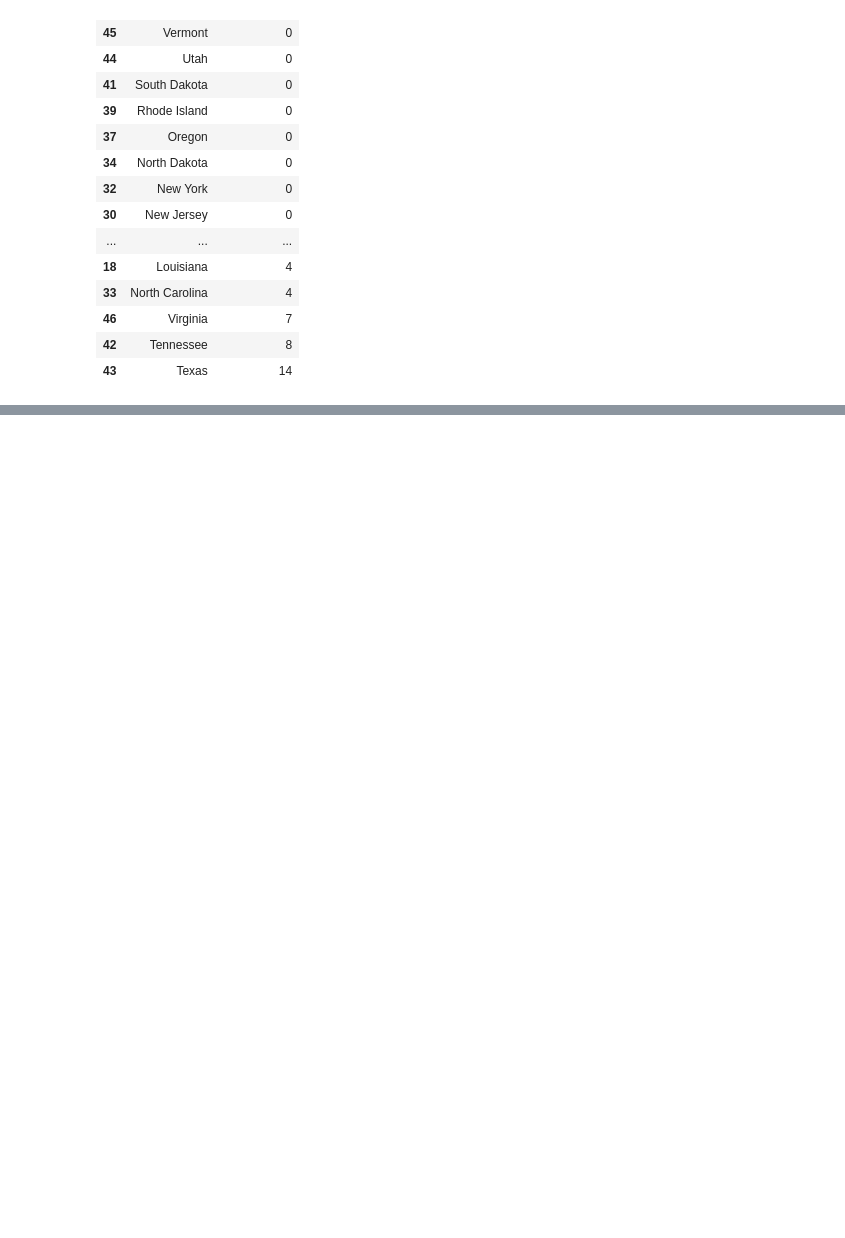
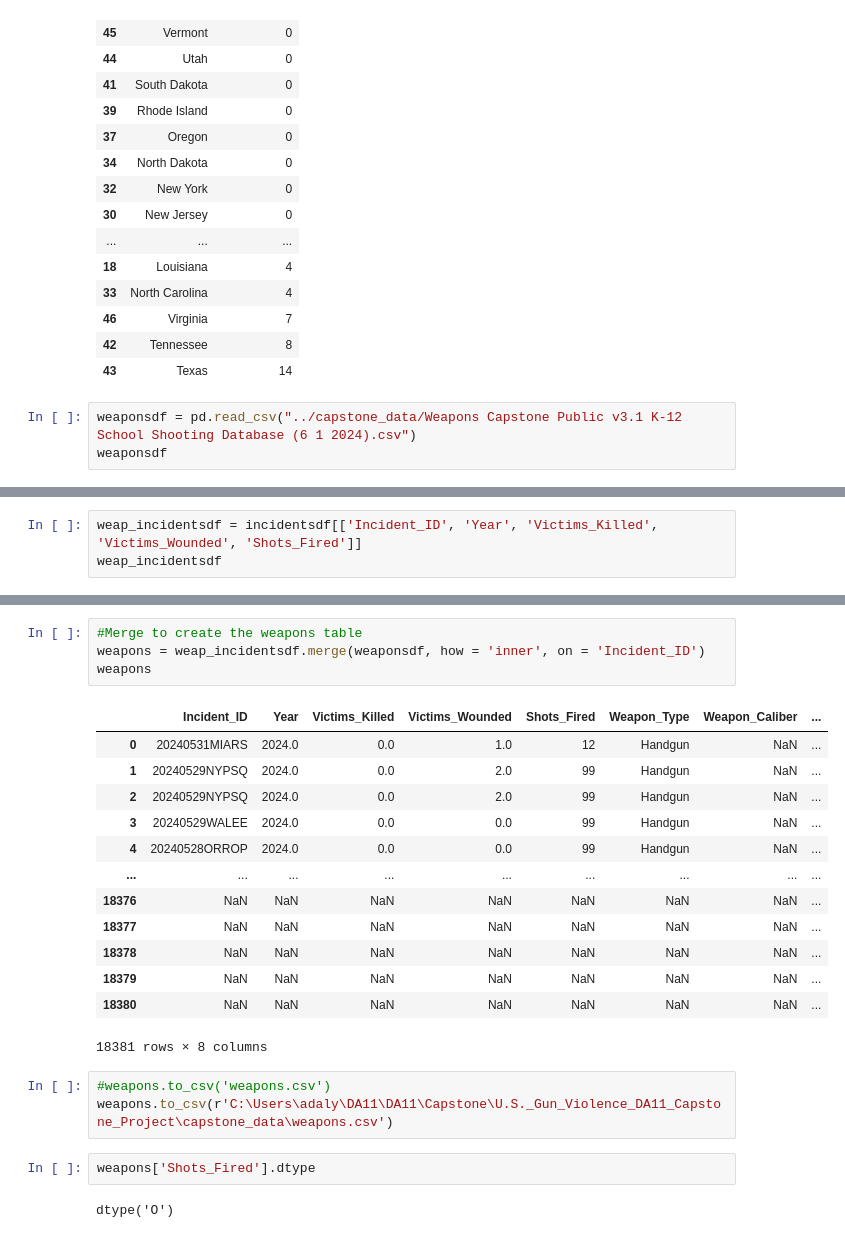
Before and after one commit to AdellAD4/U.S._Gun_Violence_DA11_Capstone_Project, a Jupyter notebook: notebooks/AAD_DA11_Capstone.ipynb, the cells around one changed output, grey strips where cells are left out. Saved outputs shown, nothing was run; the diff lists cells and outputs as text; blank space fills up the shorter version.

```diff
--- a/notebooks/AAD_DA11_Capstone.ipynb
+++ b/notebooks/AAD_DA11_Capstone.ipynb
@@ -925,3 +925,6 @@ teen_dths_state
 | 46 | Virginia | 7 |
 | 42 | Tennessee | 8 |
 | 43 | Texas | 14 |
+# %%
+weaponsdf = pd.read_csv("../capstone_data/Weapons Capstone Public v3.1 K-12 School Shooting Database (6 1 2024).csv")
+weaponsdf
@@ -927,0 +962,3 @@ teen_dths_state
+# %%
+weap_incidentsdf = incidentsdf[['Incident_ID', 'Year', 'Victims_Killed', 'Victims_Wounded', 'Shots_Fired']]
+weap_incidentsdf
@@ -927,0 +979,25 @@ teen_dths_state
+# %%
+#Merge to create the weapons table
+weapons = weap_incidentsdf.merge(weaponsdf, how = 'inner', on = 'Incident_ID')
+weapons
+# %% [output]
+|  | Incident_ID | Year | Victims_Killed | Victims_Wounded | Shots_Fired | Weapon_Type | Weapon_Caliber | ... |
+| 0 | 20240531MIARS | 2024.0 | 0.0 | 1.0 | 12 | Handgun | NaN | ... |
+| 1 | 20240529NYPSQ | 2024.0 | 0.0 | 2.0 | 99 | Handgun | NaN | ... |
+| 2 | 20240529NYPSQ | 2024.0 | 0.0 | 2.0 | 99 | Handgun | NaN | ... |
+| 3 | 20240529WALEE | 2024.0 | 0.0 | 0.0 | 99 | Handgun | NaN | ... |
+| 4 | 20240528ORROP | 2024.0 | 0.0 | 0.0 | 99 | Handgun | NaN | ... |
+| ... | ... | ... | ... | ... | ... | ... | ... | ... |
+| 18376 | NaN | NaN | NaN | NaN | NaN | NaN | NaN | ... |
+| 18377 | NaN | NaN | NaN | NaN | NaN | NaN | NaN | ... |
+| 18378 | NaN | NaN | NaN | NaN | NaN | NaN | NaN | ... |
+| 18379 | NaN | NaN | NaN | NaN | NaN | NaN | NaN | ... |
+| 18380 | NaN | NaN | NaN | NaN | NaN | NaN | NaN | ... |
+18381 rows × 8 columns
+# %%
+#weapons.to_csv('weapons.csv')
+weapons.to_csv(r'C:\Users\adaly\DA11\DA11\Capstone\U.S._Gun_Violence_DA11_Capstone_Project\capstone_data\weapons.csv')
+# %%
+weapons['Shots_Fired'].dtype
+# %% [output]
+dtype('O')
```
Also changed, not shown: parts of 6 cells of this notebook, 2 other files.
